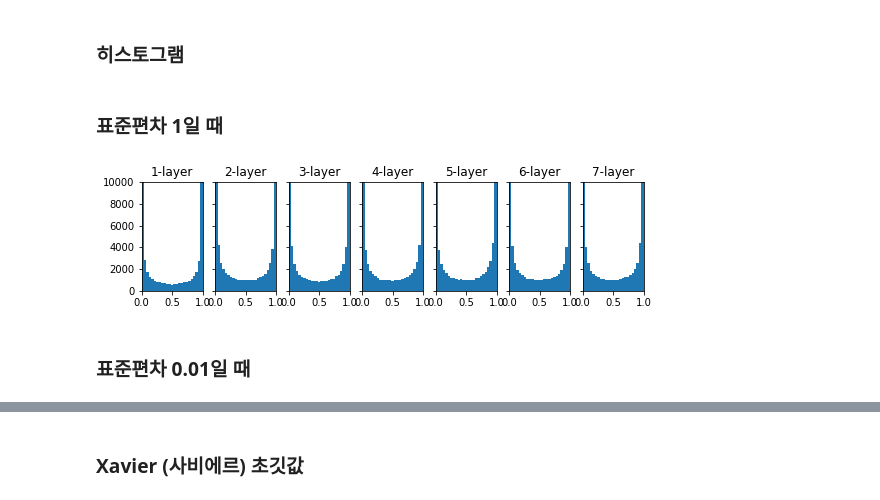
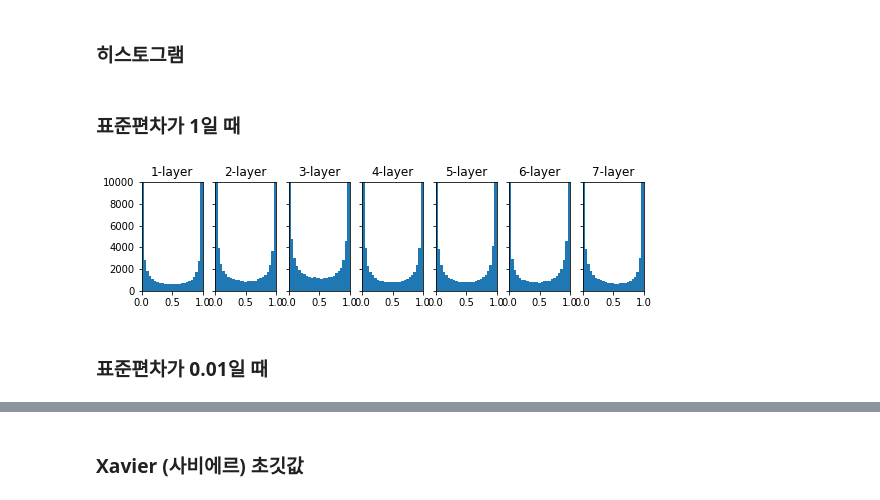
Before and after one commit to winterjung/study, a Jupyter notebook: Book/DeepLearningFromScratch/ch6.ipynb, the cells around one changed output, grey strips where cells are left out. Saved outputs shown, nothing was run; the diff lists cells and outputs as text; code cells hidden in the pictures.

Commit message:
Study weight decay of chapter 6

```diff
--- a/Book/DeepLearningFromScratch/ch6.ipynb
+++ b/Book/DeepLearningFromScratch/ch6.ipynb
@@ -427,12 +426,12 @@ layer_num = 7
 nodes = [node_num] * layer_num
 hidden_layer_size = len(nodes)
 # %%
-def activate(func, weight_init):
+def activate(func, std):
     activations = {}
     for i in range(hidden_layer_size):
         if i == 0:
             x = np.random.randn(1000, 100)
-        w = weight_init
+        w = np.random.randn(node_num, node_num) * std
         y = x @ w
         z = func(y)
         activations[i] = z
@@ -450,12 +449,10 @@ def show_histogram(activations):
         ax[idx].hist(item.flatten(), 25, range=(0, 1))
     plt.show();
 # %% [markdown]
-### 표준편차 1일 때
+### 표준편차가 1일 때
-# %%
-w = np.random.randn(node_num, node_num) * 1
-activations = activate(sigmoid, w)
-show_histogram(activations)
-# %% [output]
-[figure, removed]
+# %%
+show_histogram(activate(sigmoid, 1))
+# %% [output]
+[figure, added]
 # %% [markdown]
-### 표준편차 0.01일 때
+### 표준편차가 0.01일 때
```
Also changed, not shown: parts of 22 cells of this notebook, 1 other file.
